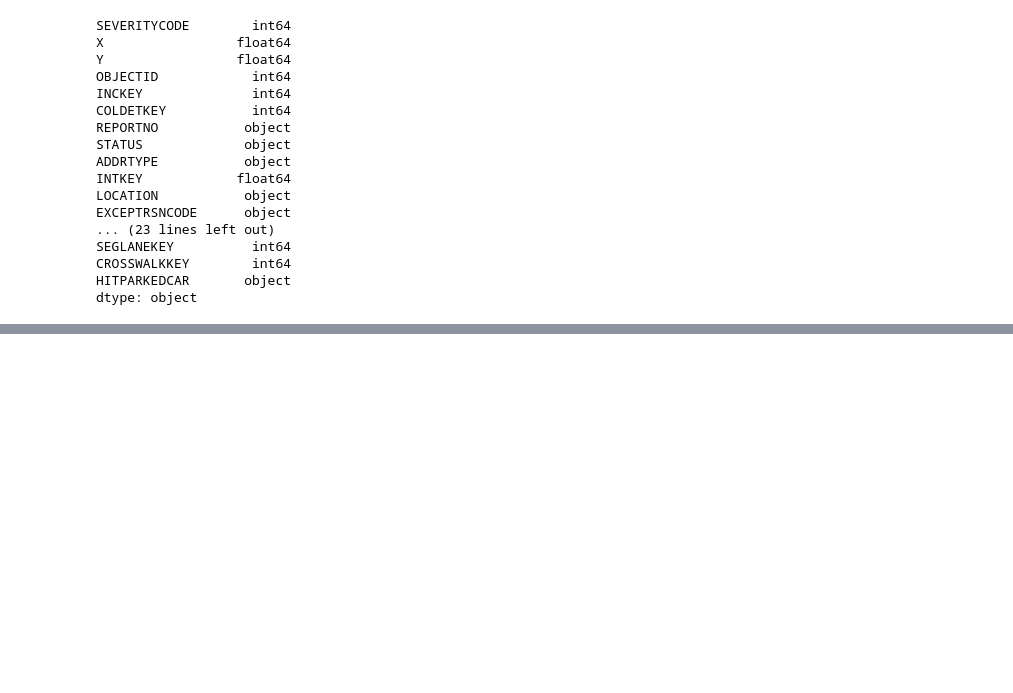
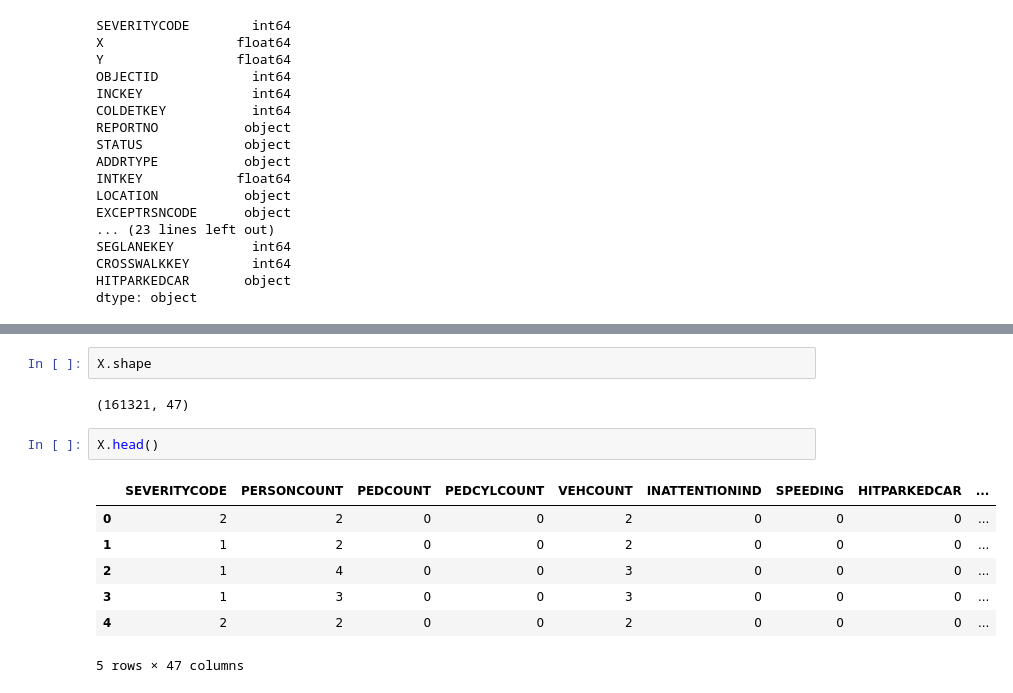
Before and after one commit to strakh/Coursera_Capstone, a Jupyter notebook: capstone.ipynb, the cells around one changed output, grey strips where cells are left out. Drawn from its saved outputs; the diff is of its cells as text; blank space fills up the shorter version.

```diff
--- a/capstone.ipynb
+++ b/capstone.ipynb
@@ -70,0 +247,14 @@ df[["INCDATE"]].sort_values("INCDATE", ascending=True).head()
+# %%
+X.shape
+# %% [output]
+(161321, 47)
+# %%
+X.head()
+# %% [output]
+|  | SEVERITYCODE | PERSONCOUNT | PEDCOUNT | PEDCYLCOUNT | VEHCOUNT | INATTENTIONIND | SPEEDING | HITPARKEDCAR | ... |
+| 0 | 2 | 2 | 0 | 0 | 2 | 0 | 0 | 0 | ... |
+| 1 | 1 | 2 | 0 | 0 | 2 | 0 | 0 | 0 | ... |
+| 2 | 1 | 4 | 0 | 0 | 3 | 0 | 0 | 0 | ... |
+| 3 | 1 | 3 | 0 | 0 | 3 | 0 | 0 | 0 | ... |
+| 4 | 2 | 2 | 0 | 0 | 2 | 0 | 0 | 0 | ... |
+5 rows × 47 columns
```
Also changed, not shown: parts of 47 cells of this notebook.
